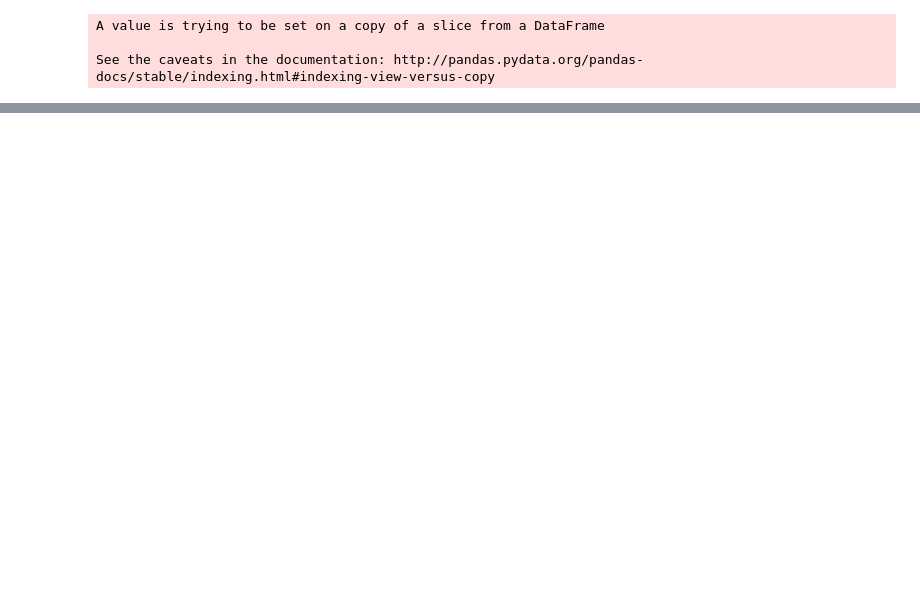
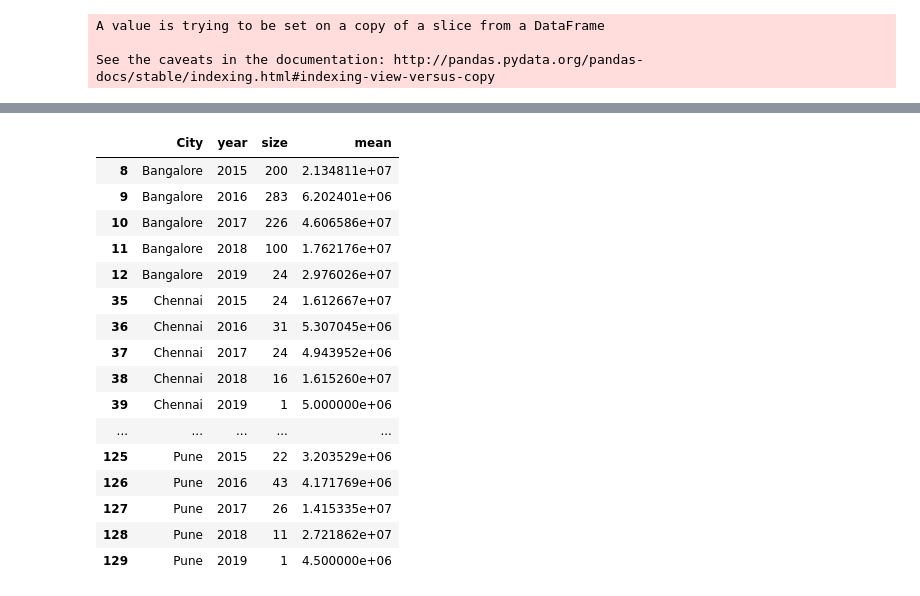
Before and after one commit to farookjintha/Indian-Startups, a Jupyter notebook: Indian-Startups.ipynb, the cells around one changed output, grey strips where cells are left out. Drawn from its saved outputs; the diff is of its cells as text; code cells hidden in the pictures; blank space fills up the shorter version.

```diff
--- a/Indian-Startups.ipynb
+++ b/Indian-Startups.ipynb
@@ -658,0 +713,24 @@ fig
+# %%
+temp_df = df.groupby(["City","year"])['CleanedAmount'].agg(['size', 'mean']).reset_index()
+# %%
+cities_to_use = ["Bangalore", "NCR", "Mumbai", "Chennai", "Pune", "Hyderabad"]
+temp_df = temp_df[temp_df["City"].isin(cities_to_use)]
+temp_df
+# %% [output]
+|  | City | year | size | mean |
+| 8 | Bangalore | 2015 | 200 | 2.134811e+07 |
+| 9 | Bangalore | 2016 | 283 | 6.202401e+06 |
+| 10 | Bangalore | 2017 | 226 | 4.606586e+07 |
+| 11 | Bangalore | 2018 | 100 | 1.762176e+07 |
+| 12 | Bangalore | 2019 | 24 | 2.976026e+07 |
+| 35 | Chennai | 2015 | 24 | 1.612667e+07 |
+| 36 | Chennai | 2016 | 31 | 5.307045e+06 |
+| 37 | Chennai | 2017 | 24 | 4.943952e+06 |
+| 38 | Chennai | 2018 | 16 | 1.615260e+07 |
+| 39 | Chennai | 2019 | 1 | 5.000000e+06 |
+| ... | ... | ... | ... | ... |
+| 125 | Pune | 2015 | 22 | 3.203529e+06 |
+| 126 | Pune | 2016 | 43 | 4.171769e+06 |
+| 127 | Pune | 2017 | 26 | 1.415335e+07 |
+| 128 | Pune | 2018 | 11 | 2.721862e+07 |
+| 129 | Pune | 2019 | 1 | 4.500000e+06 |
```
Also changed, not shown: parts of 42 cells of this notebook.
